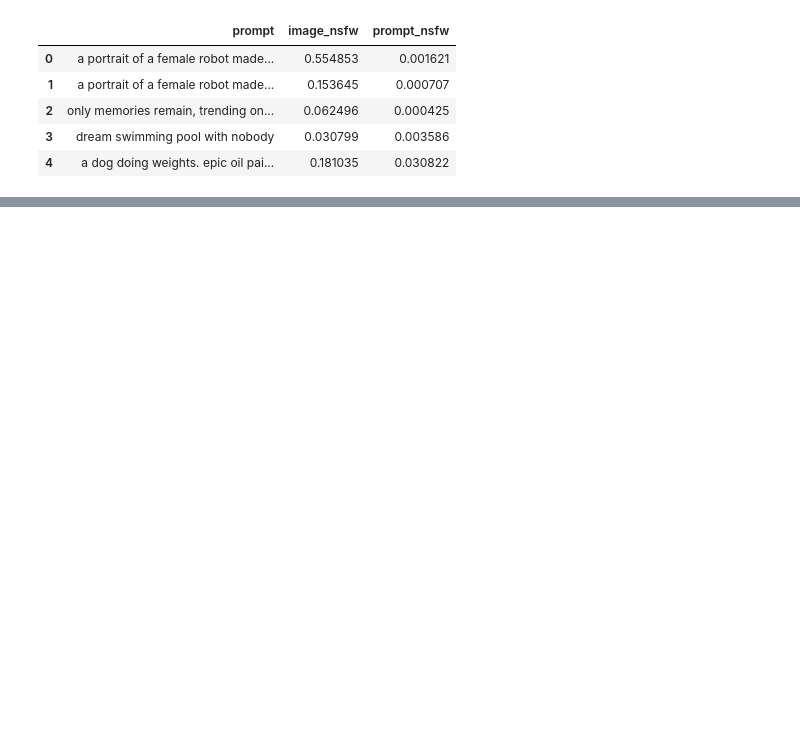
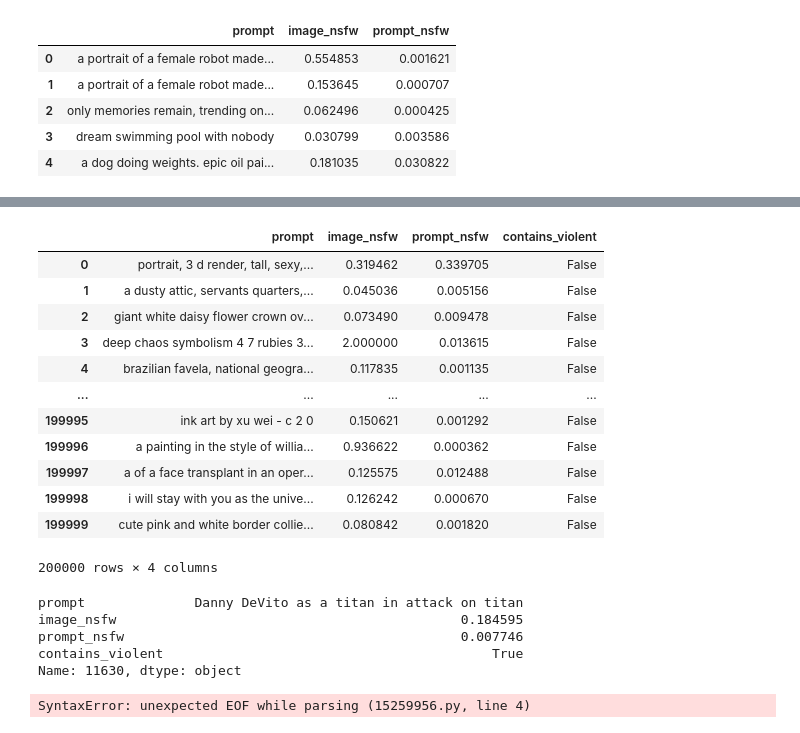
Before and after one commit to duogie/ML, a Jupyter notebook: Asynchronous Diffusion/RFP #5.ipynb, the cells around one changed output, grey strips where cells are left out. Drawn from its saved outputs; the diff is of its cells as text; code cells hidden in the pictures; blank space fills up the shorter version.

```diff
--- a/Asynchronous Diffusion/RFP #5.ipynb
+++ b/Asynchronous Diffusion/RFP #5.ipynb
@@ -15,17 +19,17 @@ df.head()
 | 4 | a dog doing weights. epic oil pai... | 0.181035 | 0.030822 |
 # %%
 violent_keywords = [
-    "kill", "attack", "gun", "shoot", "stab", "murder",
+    "killing", "attacks", "attacking", "gun", "shoot", "stab", "murder",
     "bomb", "threat", "harm", "suicide", 'beat',
     'choke', 'hit', 'punch', 'slaughter', 'strangle',
     'suffocate', 'crush', 'assault', 'batter', 'maul',
-    'knife', 'bomb', 'rifle', 'pistol', 'blade', 'explosive',
+    'knife', 'rifle', 'pistol', 'blade', 'explosive',
     'grenade', 'missile', 'poison', 'chainsaw', 'crowbar',
-    'bat', 'taser', 'murder', 'detonate', 'slash', 'eliminate',
+    'bat', 'taser', 'detonate', 'slash', 'eliminate',
 ] # REMEMBER TO UPDATE LATER AS I FIGURE OUT WHAT WORDS SHOW UP OFTEN :nooticing:
 # update 1: my algorithm is slow asl because i have like 50 or smth words, reducing word count might actually be the method.
 # %%
-pattern = '|'.join(map(re.escape, violent_keywords)) #regex patterns, can be changed depending on if i need case sensitivity or not
+pattern = r"\b(" + "|".join([f"{word}" for word in violent_keywords]) + r")\b" #regex patterns, can be changed depending on if i need case sensitivity or not
 regex = re.compile(pattern, flags=re.IGNORECASE)
 # %%
 size = 100000  # can be adjusted, may want to increase scale later depending on how this performs. UPDATE 1: performance is based on violent_keywords, might need to adjust that list to improve performance
@@ -71,0 +73,17 @@ print(testing[["prompt", "contains_violent"]])
+# %%
+sampled_data = pd.read_csv('diffusion_db_unaltered.csv', nrows=2000000)
+random_sample = sampled_data.sample(n=200000, random_state=5)  # Randomly sample 500,000 rows
+chunk_size = 200000
+output_list = []
+for start in range(0, len(random_sample), chunk_size):
+    # Take a chunk from the random sample
+    chunk = random_sample.iloc[start:start + chunk_size]
+    # Check for explicit content using the regular expression
+    chunk['contains_violent'] = chunk['prompt'].str.contains(pattern, case=False, regex=True, na=False)
+    chunk['contains_explicit'] = chunk['prompt'].str.contains(pattern, case=False, regex=True, na=False)
+    # Filter for rows with explicit content
+    output_list.append(chunk)
+if output_list:
+    final_df = pd.concat(output_list, ignore_index=True)
+else:
+    print("No violent content found.")
@@ -71,0 +101,24 @@ print(testing[["prompt", "contains_violent"]])
+# %%
+final_df
+# %% [output]
+|  | prompt | image_nsfw | prompt_nsfw | contains_violent |
+| 0 | portrait, 3 d render, tall, sexy,... | 0.319462 | 0.339705 | False |
+| 1 | a dusty attic, servants quarters,... | 0.045036 | 0.005156 | False |
+| 2 | giant white daisy flower crown ov... | 0.073490 | 0.009478 | False |
+| 3 | deep chaos symbolism 4 7 rubies 3... | 2.000000 | 0.013615 | False |
+| 4 | brazilian favela, national geogra... | 0.117835 | 0.001135 | False |
+| ... | ... | ... | ... | ... |
+| 199995 | ink art by xu wei - c 2 0 | 0.150621 | 0.001292 | False |
+| 199996 | a painting in the style of willia... | 0.936622 | 0.000362 | False |
+| 199997 | a of a face transplant in an oper... | 0.125575 | 0.012488 | False |
+| 199998 | i will stay with you as the unive... | 0.126242 | 0.000670 | False |
+| 199999 | cute pink and white border collie... | 0.080842 | 0.001820 | False |
+200000 rows × 4 columns
+# %%
+final_df.loc[11630]
+# %% [output]
+prompt              Danny DeVito as a titan in attack on titan
+image_nsfw                                            0.184595
+prompt_nsfw                                           0.007746
+contains_violent                                          True
+Name: 11630, dtype: object
@@ -71,0 +131,7 @@ print(testing[["prompt", "contains_violent"]])
+# %%
+violent_rows = chunk[chunk['contains_violent']]
+violent_rows = violent_rows.replace({True: 1, False: 0})
+non_violent_rows = chunk[~chunk['contains_violent']]
+non_violent_rows = non_violent_rows.replace({True: 1, False: 0}
+# %% [output]
+SyntaxError: unexpected EOF while parsing (15259956.py, line 4)
```
Also changed, not shown: parts of 28 cells of this notebook.
